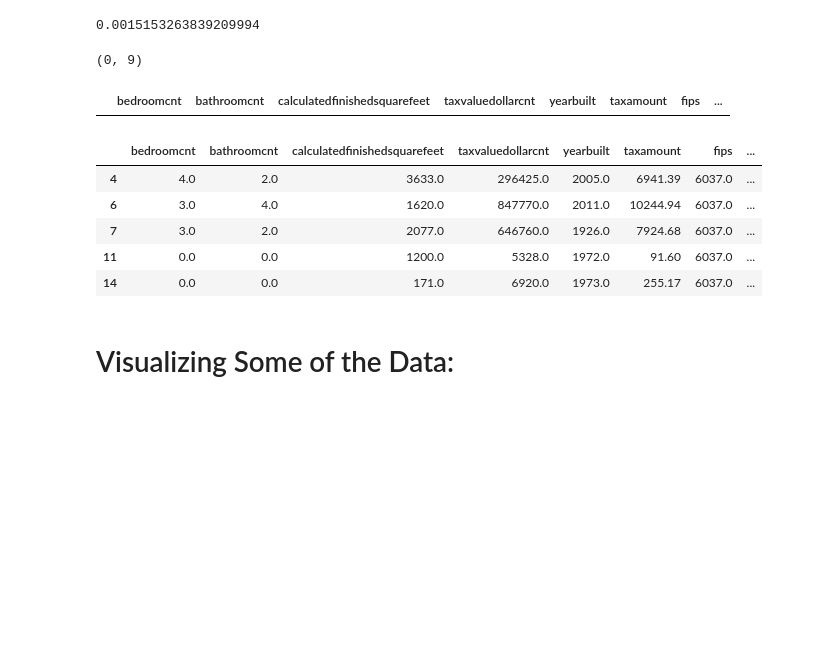
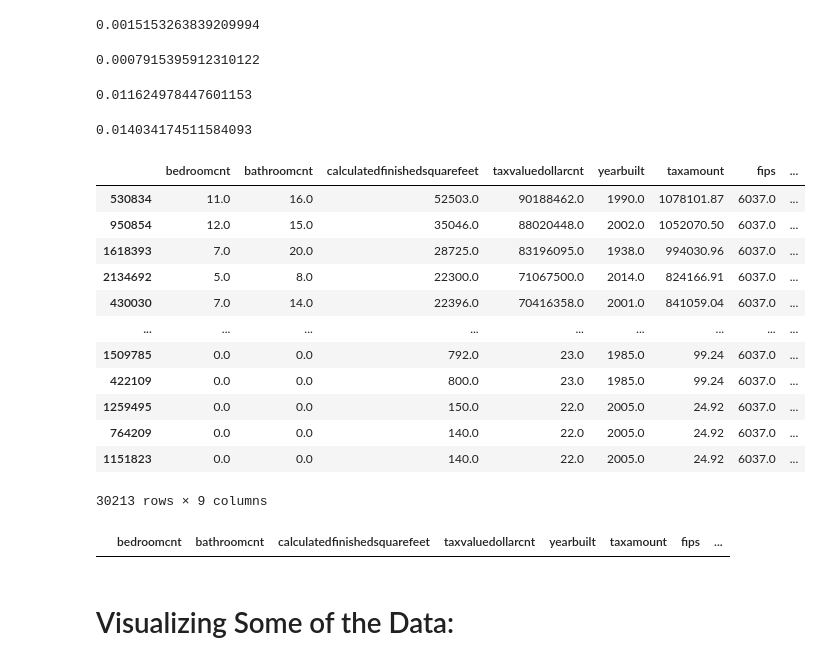
Before and after one commit to greg-maggard/regression_exercises, a Jupyter notebook: wrangle.ipynb, the cells around one changed output. Saved outputs shown, nothing was run; the diff lists cells and outputs as text; code cells hidden in the pictures; blank space fills up the shorter version.

```diff
--- a/wrangle.ipynb
+++ b/wrangle.ipynb
@@ -284,13 +284,36 @@ df[df.bathroomcnt == 0.0].shape[0] / df.shape[0]
 df[(df.bedroomcnt == 0.0) & (df.bathroomcnt == 0.0)].shape[0] / df.shape[0]
 # %% [output]
 0.0015153263839209994
+# %%
+#There are only 1647 listings with more than 30,000 square feet, or .00077% of the dataset:
+df[df.calculatedfinishedsquarefeet > 10000].shape[0] / df.shape[0]
+# %% [output]
+0.0007915395912310122
+# %%
+#There are only 24879 listings with a value of more than 2,500,000 dollars, comprising .012% of the dataset:
+df[df.taxvaluedollarcnt > 2500000].shape[0] / df.shape[0]
+# %% [output]
+0.011624978447601153
 # %%
-df[(df.bedroomcnt == 0.0) & (df.bathroomcnt == 0.0) & (df.calculatedfinishedsquarefeet < 120.0)].shape
+#All of the above together make up only about .014% of the dataset, so I feel comfortable dropping them:
+df[(df.bedroomcnt == 0.0) | (df.bathroomcnt == 0.0) | (df.calculatedfinishedsquarefeet < 120.0) | (df.calculatedfinishedsquarefeet > 65000) | (df.taxvaluedollarcnt > 2500000)].shape[0] / df.shape[0]
 # %% [output]
-(0, 9)
+0.014034174511584093
 # %%
-#Listings that have 0.0 bathrooms, 0.0 bedrooms, and are under the 120 sqft legal minimum as required by California to be considered a residence:
-df[(df.bedroomcnt == 0.0) & (df.bathroomcnt == 0.0) & (df.calculatedfinishedsquarefeet < 120.0)].sort_values(by = ['taxvaluedollarcnt'], ascending = False)
+#Listings that have 0.0 bathrooms, 0.0 bedrooms, are under the 120 sqft legal minimum as required by California to be considered a residence, are more than 65,0000 sqft, or are more than $2.5 million:
+df[(df.bedroomcnt == 0.0) | (df.bathroomcnt == 0.0) | (df.calculatedfinishedsquarefeet < 120.0) | (df.calculatedfinishedsquarefeet > 10000) | (df.taxvaluedollarcnt > 2500000)].sort_values(by = ['taxvaluedollarcnt'], ascending = False)
 # %% [output]
 |  | bedroomcnt | bathroomcnt | calculatedfinishedsquarefeet | taxvaluedollarcnt | yearbuilt | taxamount | fips | ... |
+| 530834 | 11.0 | 16.0 | 52503.0 | 90188462.0 | 1990.0 | 1078101.87 | 6037.0 | ... |
+| 950854 | 12.0 | 15.0 | 35046.0 | 88020448.0 | 2002.0 | 1052070.50 | 6037.0 | ... |
+| 1618393 | 7.0 | 20.0 | 28725.0 | 83196095.0 | 1938.0 | 994030.96 | 6037.0 | ... |
+| 2134692 | 5.0 | 8.0 | 22300.0 | 71067500.0 | 2014.0 | 824166.91 | 6037.0 | ... |
+| 430030 | 7.0 | 14.0 | 22396.0 | 70416358.0 | 2001.0 | 841059.04 | 6037.0 | ... |
+| ... | ... | ... | ... | ... | ... | ... | ... | ... |
+| 1509785 | 0.0 | 0.0 | 792.0 | 23.0 | 1985.0 | 99.24 | 6037.0 | ... |
+| 422109 | 0.0 | 0.0 | 800.0 | 23.0 | 1985.0 | 99.24 | 6037.0 | ... |
+| 1259495 | 0.0 | 0.0 | 150.0 | 22.0 | 2005.0 | 24.92 | 6037.0 | ... |
+| 764209 | 0.0 | 0.0 | 140.0 | 22.0 | 2005.0 | 24.92 | 6037.0 | ... |
+| 1151823 | 0.0 | 0.0 | 140.0 | 22.0 | 2005.0 | 24.92 | 6037.0 | ... |
+30213 rows × 9 columns
 # %%
@@ -298,12 +322,7 @@ df = df.drop(df[(df.bedroomcnt == 0.0) & (df.bathroomcnt == 0.0) & (df.calculate
-# %%
-df.head()
-# %% [output]
-|  | bedroomcnt | bathroomcnt | calculatedfinishedsquarefeet | taxvaluedollarcnt | yearbuilt | taxamount | fips | ... |
-| 4 | 4.0 | 2.0 | 3633.0 | 296425.0 | 2005.0 | 6941.39 | 6037.0 | ... |
-| 6 | 3.0 | 4.0 | 1620.0 | 847770.0 | 2011.0 | 10244.94 | 6037.0 | ... |
-| 7 | 3.0 | 2.0 | 2077.0 | 646760.0 | 1926.0 | 7924.68 | 6037.0 | ... |
-| 11 | 0.0 | 0.0 | 1200.0 | 5328.0 | 1972.0 | 91.60 | 6037.0 | ... |
-| 14 | 0.0 | 0.0 | 171.0 | 6920.0 | 1973.0 | 255.17 | 6037.0 | ... |
+# %%
+df[df.calculatedfinishedsquarefeet > 10000]
+# %% [output]
+|  | bedroomcnt | bathroomcnt | calculatedfinishedsquarefeet | taxvaluedollarcnt | yearbuilt | taxamount | fips | ... |
 # %% [markdown]
 # Visualizing Some of the Data:
 # %%
```
Also changed, not shown: parts of 1 cell of this notebook, 2 other files.
